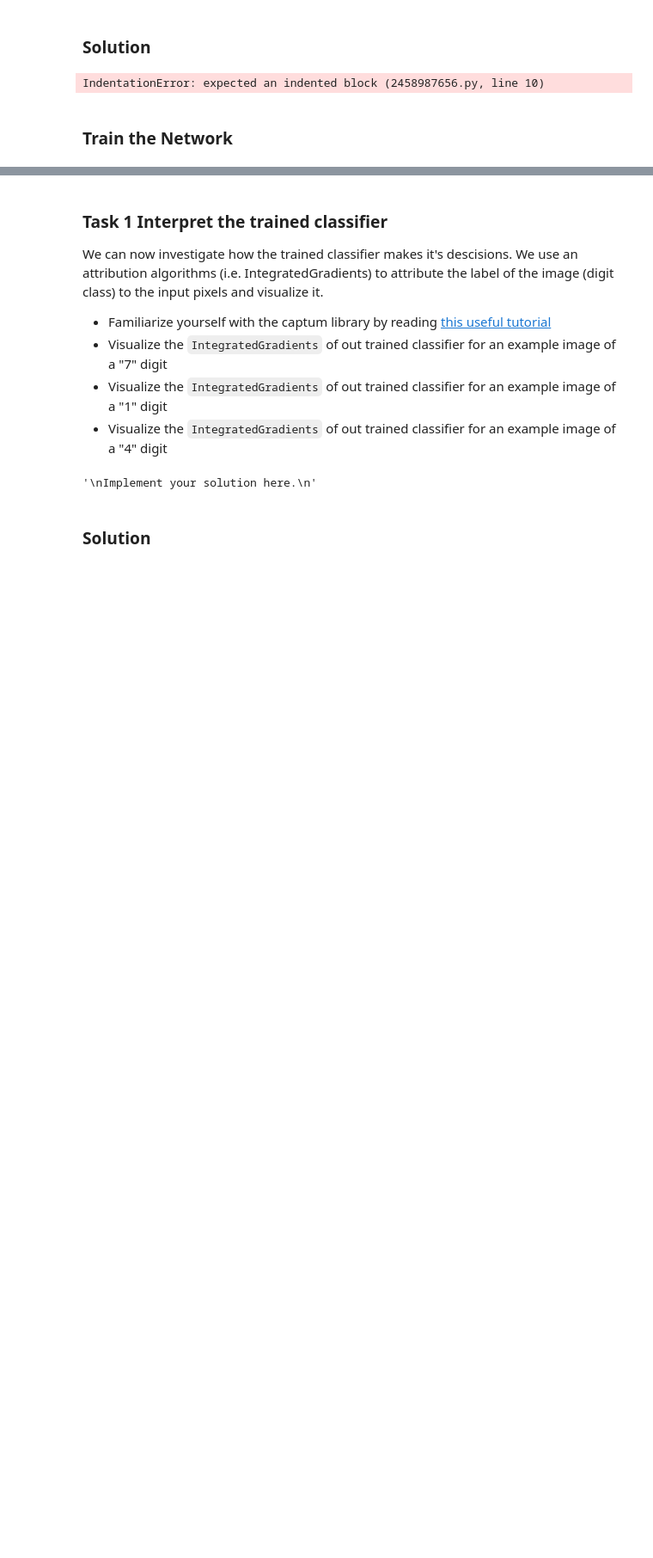
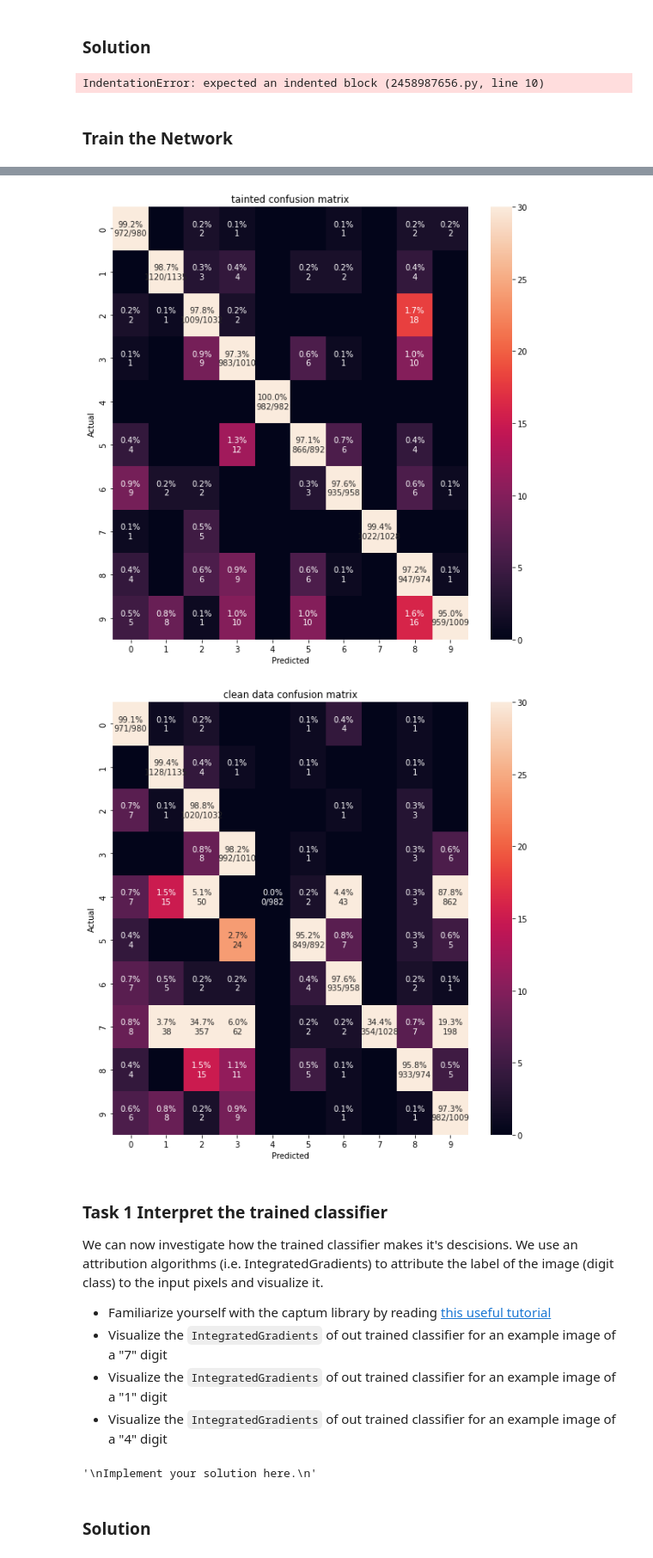
Before and after one commit to dlmbl/failure_modes, a Jupyter notebook: interpretability_tainted_mnist.ipynb, the cells around one changed output, grey strips where cells are left out. Shown at 86% size. Cells and saved outputs as stored; diff of their text form; code cells hidden in the pictures; blank space fills up the shorter version.

Commit message:
add confusion matrix

```diff
--- a/interpretability_tainted_mnist.ipynb
+++ b/interpretability_tainted_mnist.ipynb
@@ -210,7 +213,7 @@ class cnn_model(nn.Module):
 # %%
 from tqdm.notebook import tqdm
 
-def train(epoch, model, criterion, optimizer, history):
+def train(model, train_loader, criterion, optimizer, history):
     model.train()
     pbar = tqdm(total=len(tainted_train_dataset)//batch_size_train)
     for batch_idx, (raw, target) in enumerate(train_loader):
@@ -221,7 +224,7 @@ def train(epoch, model, criterion, optimizer, history):
         loss = criterion(output, target)
         loss.backward()
         optimizer.step()
-        history["loss"].append(loss.item())
+        history.append(loss.item())
         pbar.update(1)
     return history
 # %%
@@ -256,0 +274,20 @@ Text(0, 0.5, 'negative log likelihood loss')
+# %%
+from sklearn.metrics import confusion_matrix
+import seaborn as sns
+import numpy as np
+
+# predict the test dataset
+def predict(model, dataset):
+    dataset_prediction = []
+    dataset_groundtruth = []
+    with torch.no_grad():
+        for x, y_true in dataset:
+            inp = x[None].cuda()
+            y_pred = model(inp)
+            dataset_prediction.append(y_pred.argmax().cpu().numpy())
+            dataset_groundtruth.append(y_true)
+
+    return np.array(dataset_prediction), np.array(dataset_groundtruth)
+
+y_pred_tainted, y_true = predict(model_tainted, tainted_test_dataset)
+y_pred_clean, y_true = predict(model_clean, test_dataset)
@@ -257,3 +338,9 @@ Text(0, 0.5, 'negative log likelihood loss')
+# %%
+cm_analysis(y_true, y_pred_tainted, "tainted confusion matrix")
+cm_analysis(y_true, y_pred_clean, "clean data confusion matrix")
+# %% [output]
+[figure, added]
+[figure, added]
 # %% [markdown]
 ### Task 1 Interpret the trained classifier
 
```
Also changed, not shown: parts of 4 cells of this notebook.
